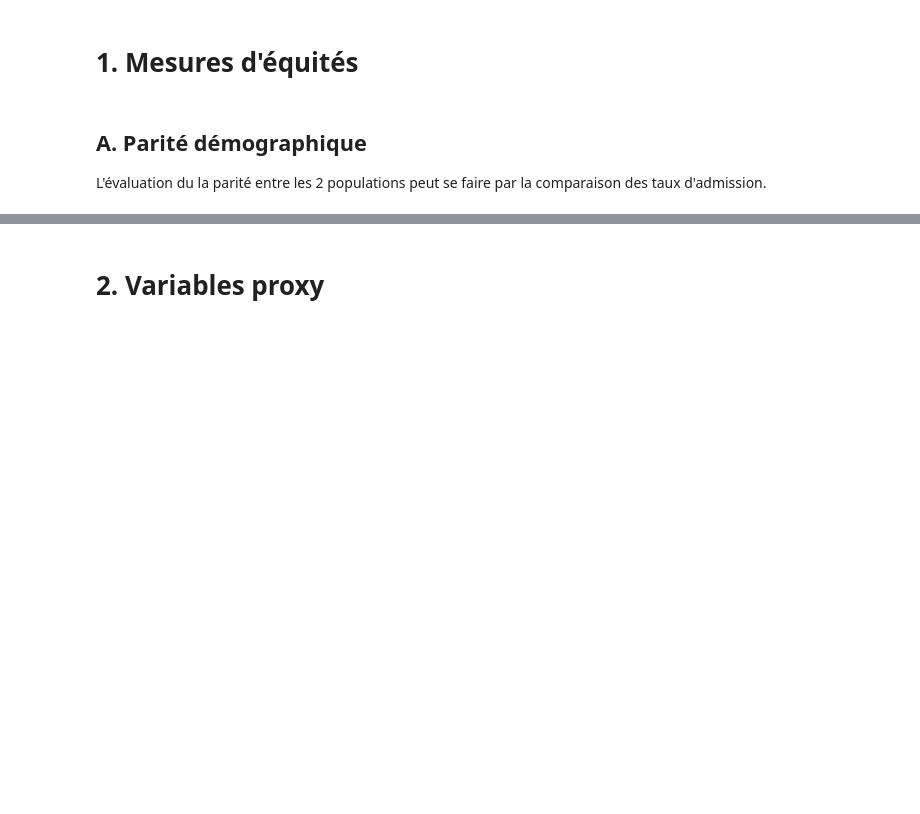
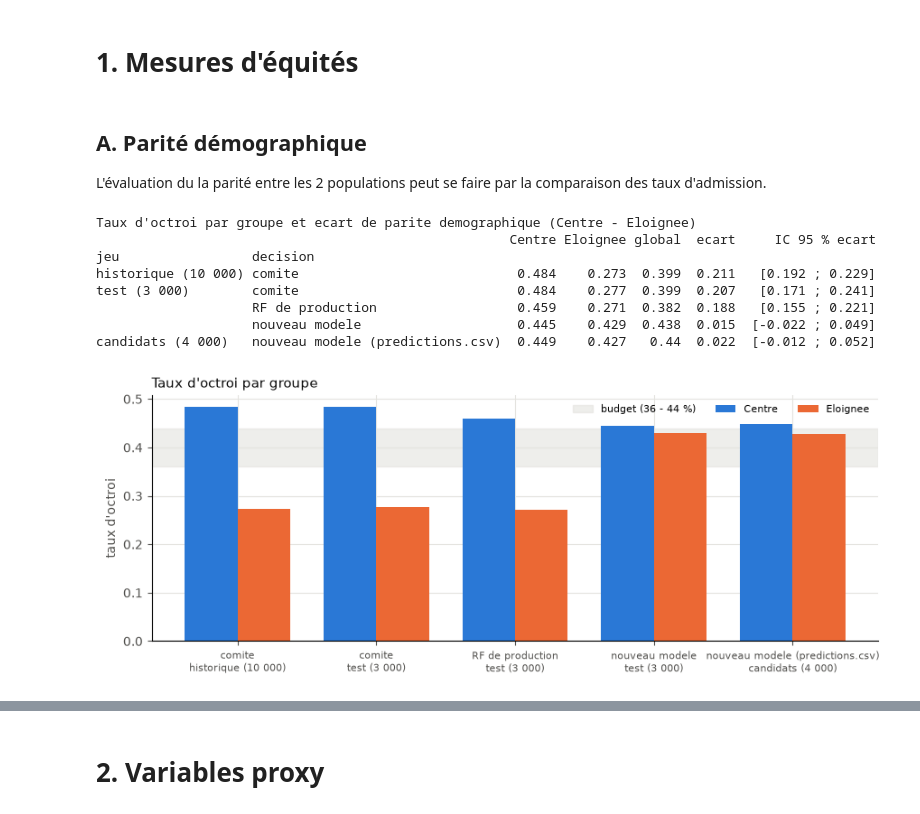
Before and after one commit to Thelazerlog/CodeMLEquiAlgo, a Jupyter notebook: audit_rapport.ipynb, the cells around one changed output, grey strips where cells are left out. Cells and saved outputs as stored; diff of their text form; code cells hidden in the pictures; blank space fills up the shorter version.

```diff
--- a/audit_rapport.ipynb
+++ b/audit_rapport.ipynb
@@ -17,9 +17,12 @@ import pandas as pd
 import matplotlib.pyplot as plt
 from sklearn.model_selection import train_test_split
 
-from analyse.analyse import (entrainer_rf, groupe_region, intervalle_bootstrap, stats_par_groupe,
-                             taux_octroi_par, tracer_taux_par_quantile)
-from cible import ajuster_modele_decision, score_contrefactuel
+from analyse.analyse import (COULEURS_GROUPE, ENCRE_SECONDAIRE, GRILLE, entrainer_rf, groupe_region,
+                             intervalle_bootstrap, metriques_equite, stats_par_groupe, styliser,
+                             tableau_tranches, taux_octroi_par, tracer_taux_par_quantile)
+from cible import (NOUVELLES_VARIABLES, VARIABLES_MODELE, ajouter_attributs, ajuster_modele_decision,
+                   appliquer_seuil, choisir_seuil, cible_individuelle, entrainer_modele_cible,
+                   octroi_top_k, score_contrefactuel, score_merite)
 
 pd.set_option('display.width', 200)
 
@@ -28,7 +31,9 @@ NUMERIQUES = ['cote_r_equivalent', 'revenu_familial_estime', 'heures_travail_sem
 BORNES_R = [0, 26, 27, 28, 29, 30, 32, 45]   # tranches de cote R, plus fines pres du seuil d'octroi
 
 demandes = pd.read_csv('data/donnees_demandes.csv')
+candidats = pd.read_csv('data/candidats_evaluation.csv')
 demandes['groupe'] = groupe_region(demandes)   # Centre : Montreal, Capitale-Nationale ; Eloignee : les trois autres
+candidats['groupe'] = groupe_region(candidats)
 groupe = demandes['groupe'].to_numpy()
 
 # Meme decoupage que la baseline et modele_corrige.ipynb : 70/30, stratifie sur la decision du comite.
@@ -195,0 +199,62 @@ L'évaluation du la parité entre les 2 populations peut se faire par la compara
+# %%
+# Nouveau modele : celui de modele_corrige.ipynb (memes variables, meme cible, meme seuil), ajuste sur train.
+avec_attributs = demandes.copy()
+ajouter_attributs(avec_attributs, reference=demandes.copy())
+VARIABLES_CORRIGE = VARIABLES_MODELE + NOUVELLES_VARIABLES
+modele_decision = ajuster_modele_decision(train)   # modele du comite, ajuste sur train seulement
+cible_train = cible_individuelle(modele_decision, train)
+modele_corrige = entrainer_modele_cible(avec_attributs.loc[train.index], cible_train, new_features=NOUVELLES_VARIABLES)
+seuil, _ = choisir_seuil(modele_corrige.predict_proba(avec_attributs.loc[train.index, VARIABLES_CORRIGE])[:, 1],
+                         cible_train)
+decisions_corrige = appliquer_seuil(
+    modele_corrige.predict_proba(avec_attributs.loc[test.index, VARIABLES_CORRIGE])[:, 1], seuil)
+
+# Decisions soumises pour les 4 000 candidats (ecrites par modele_corrige.ipynb).
+predictions = pd.read_csv('predictions.csv')
+assert (predictions['id_candidat'] == candidats['id_candidat']).all()
+
+
+def parite(decisions, groupes):
+    """Taux d'octroi par groupe, global, et ecart de parite demographique (Centre - Eloignee)."""
+    d, g = np.asarray(decisions), np.asarray(groupes)
+    return {'Centre': d[g == 'Centre'].mean(), 'Eloignee': d[g == 'Eloignee'].mean(), 'global': d.mean(),
+            'ecart': d[g == 'Centre'].mean() - d[g == 'Eloignee'].mean()}
+
+
+DECISIONS = {
+    ('historique (10 000)', 'comite'): (demandes['decision_octroi'], groupe),
+    ('test (3 000)', 'comite'): (y_comite, groupe_te),
+    ('test (3 000)', 'RF de production'): (decisions_rf, groupe_te),
+    ('test (3 000)', 'nouveau modele'): (decisions_corrige, groupe_te),
+    ('candidats (4 000)', 'nouveau modele (predictions.csv)'): (predictions['decision_octroi'], candidats['groupe']),
+}
+lignes = {}
+for cle, (d, g) in DECISIONS.items():
+    t = intervalle_bootstrap(parite, d, g, strates=g)
+    lignes[cle] = {**t['estimation'].round(3).to_dict(),
+                   'IC 95 % ecart': f"[{t.loc['ecart', 'bas']:.3f} ; {t.loc['ecart', 'haut']:.3f}]"}
+tableau_parite = pd.DataFrame(lignes).T.rename_axis(['jeu', 'decision'])
+print('Taux d\'octroi par groupe et ecart de parite demographique (Centre - Eloignee)')
+print(tableau_parite)
+
+fig, ax = plt.subplots(figsize=(9, 3.6))
+x = np.arange(len(tableau_parite))
+for k, (g, couleur) in enumerate(COULEURS_GROUPE.items()):
+    ax.bar(x + (k - 0.5) * 0.38, tableau_parite[g].astype(float), width=0.38, color=couleur, label=g)
+ax.axhspan(0.36, 0.44, color=GRILLE, alpha=0.6, zorder=0, label='budget (36 - 44 %)')
+ax.set_xticks(x, [f'{d}\n{j}' for j, d in tableau_parite.index], fontsize=8)
+ax.set_ylabel("taux d'octroi", color=ENCRE_SECONDAIRE)
+styliser(ax, "Taux d'octroi par groupe")
+ax.legend(frameon=False, fontsize=8, ncol=3, loc='upper right')
+plt.tight_layout()
+plt.show()
+# %% [output]
+Taux d'octroi par groupe et ecart de parite demographique (Centre - Eloignee)
+                                                     Centre Eloignee global  ecart     IC 95 % ecart
+jeu                 decision
+historique (10 000) comite                            0.484    0.273  0.399  0.211   [0.192 ; 0.229]
+test (3 000)        comite                            0.484    0.277  0.399  0.207   [0.171 ; 0.241]
+                    RF de production                  0.459    0.271  0.382  0.188   [0.155 ; 0.221]
+                    nouveau modele                    0.445    0.429  0.438  0.015  [-0.022 ; 0.049]
+candidats (4 000)   nouveau modele (predictions.csv)  0.449    0.427   0.44  0.022  [-0.012 ; 0.052]
+[figure, added]
```
Also changed, not shown: parts of 13 cells of this notebook.
